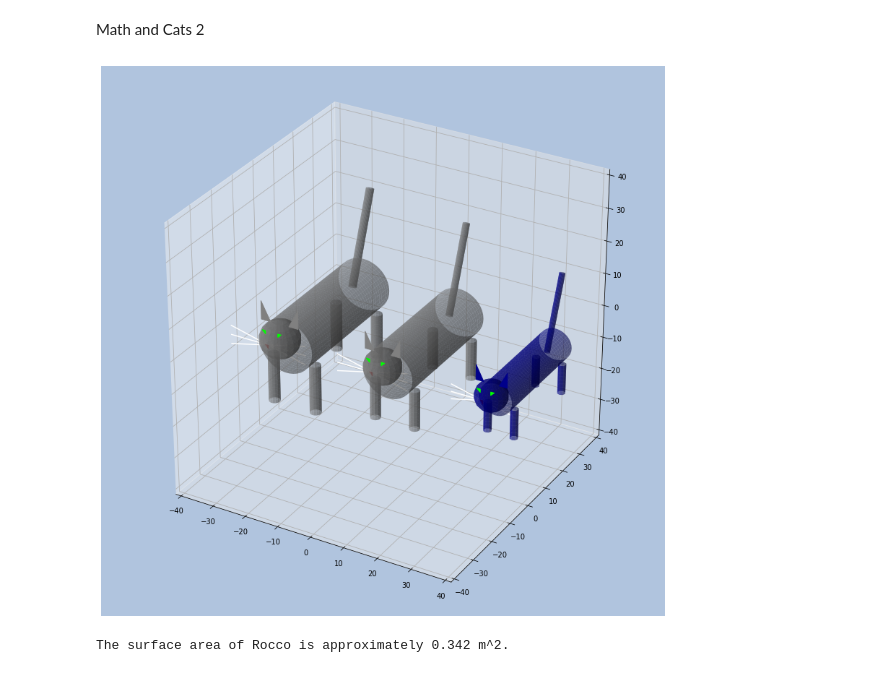
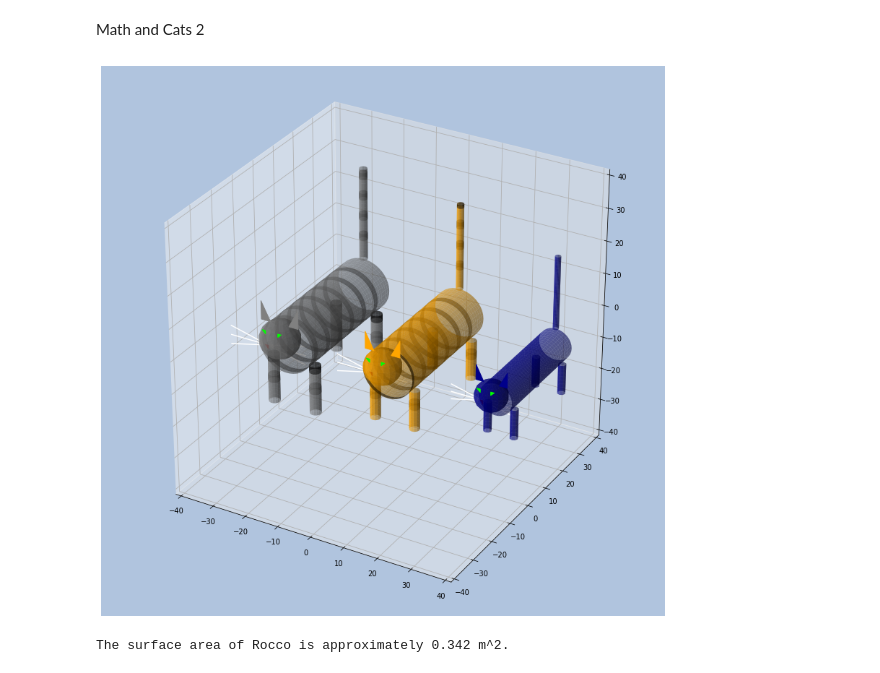
Before and after one commit to jonathanslau/jon_jupyter_projects, a Jupyter notebook: Math_and_Cats_2.ipynb, the cells around one changed output. Cells and saved outputs as stored; diff of their text form; code cells hidden in the pictures.

Commit message:
Tabby mvp

```diff
--- a/Math_and_Cats_2.ipynb
+++ b/Math_and_Cats_2.ipynb
@@ -25,7 +25,7 @@ ax.set_zlim(-40, 40)
 ax.set_facecolor('lightsteelblue')
 
 # function for generating cylinder coordinates
-def generate_cylinder(center_x, center_y, offset_z, rotate_x, radius, height_z, colour, alpha):
+def generate_cylinder(center_x, center_y, offset_z, rotate_x, radius, height_z, colour, is_tabby, alpha):
     # generate z array for height/length of cylinder
     z = np.linspace(-height_z/2, height_z/2, height_z)
     # generate array for circumference of cylinder
@@ -39,7 +39,16 @@ def generate_cylinder(center_x, center_y, offset_z, rotate_x, radius, height_z,
       Xc, Yc, Zc = rotate_cylinder_x(Xc, Yc, Zc, rotate_x)
     # offset z
     Zc = Zc + offset_z
+    # render cylinder
     ax.plot_surface(Xc, Yc, Zc, alpha=alpha, color=colour)
+    # if a tabby coat is desired, build tabby pattern as black rings
+    if is_tabby == True:
+      n = 0
+      for i in range(len(Zc)):
+        if n == 6:
+          ax.plot_surface(Xc[i:i+3:], Yc[i:i+3:], Zc[i:i+3:], alpha=0.5, color='black')
+          n = 0
+        n+=1
     return
 
 # function for rotating cylinder on x axis
@@ -64,7 +73,8 @@ def generate_sphere(center_x, center_y, offset_z, radius, alpha, colour):
 # set up a cat object
 # l = length, c = circumference, r = radius
 class cat:
-  def __init__(self, coat_colour, eye_colour, head_c, torso_l, torso_c, limb_l, limb_c, tail_l, tail_c):
+  def __init__(self, is_tabby, coat_colour, eye_colour, head_c, torso_l, torso_c, limb_l, limb_c, tail_l, tail_c):
+    self.is_tabby = is_tabby
     self.coat_colour = coat_colour
     self.eye_colour = eye_colour
     self.head_c = head_c
@@ -103,13 +113,13 @@ class cat:
     # calculate 2π once
     pi2 = (2*np.pi)
     # start with cat torso
-    generate_cylinder(center_x, 0, 0, 90, self.torso_r, self.torso_l, self.coat_colour, 0.6)
+    generate_cylinder(center_x, 0, 0, 90, self.torso_r, self.torso_l, self.coat_colour, self.is_tabby, 0.6)
 
     # cat tail
     # calculate offsets and positions
     offset_z = self.tail_l/2 + self.torso_r
     center_y = self.torso_l/2
-    generate_cylinder(center_x, center_y, offset_z, -20, self.tail_r, self.tail_l, self.coat_colour, 0.6)
+    generate_cylinder(center_x, center_y, offset_z, 0, self.tail_r, self.tail_l, self.coat_colour, self.is_tabby, 0.6)
 
     # cat limbs
     # position of joints will be relative to size of torso
@@ -125,7 +135,7 @@ class cat:
     for limb in cat_limb_pos:
       # transfer the list in each dictionary entry to a list variable
       temp = cat_limb_pos[limb]
-      generate_cylinder(temp[0] + center_x, temp[1], offset_z, 0, self.limb_r, self.limb_l, self.coat_colour, 0.6)
+      generate_cylinder(temp[0] + center_x, temp[1], offset_z, 0, self.limb_r, self.limb_l, self.coat_colour, self.is_tabby, 0.6)
 
     # cat head
     # calculate z offset
@@ -159,37 +169,37 @@ class cat:
       ((offset_eye_x + center_x,eye_y,eye_z),(offset_eye_x + 1 + center_x,eye_y,eye_z),(offset_eye_x + center_x,eye_y,eye_z-1)),
       ((-offset_eye_x + center_x,eye_y,eye_z),(-offset_eye_x - 1 + center_x,eye_y,eye_z),(-offset_eye_x + center_x,eye_y,eye_z-1)),
       ]
     ax.add_collection(Poly3DCollection(eyes, alpha=1.0, color='lime'))
 
     # whiskers
     # reuse coordinates from features above
 
     ax.plot([center_x,center_x + self.head_r*2],[nose_y,nose_y],[nose_z,nose_z], alpha=1.0, color='w')
     ax.plot([center_x,center_x - self.head_r*2],[nose_y,nose_y],[nose_z,nose_z], alpha=1.0, color='w')
     ax.plot([center_x,center_x + self.head_r*2],[nose_y,nose_y],[nose_z,nose_z - self.head_r/2], alpha=1.0, color='w')
     ax.plot([center_x,center_x - self.head_r*2],[nose_y,nose_y],[nose_z,nose_z - self.head_r/2], alpha=1.0, color='w')
     ax.plot([center_x,center_x + self.head_r*2],[nose_y,nose_y],[nose_z,nose_z + self.head_r/2], alpha=1.0, color='w')
     ax.plot([center_x,center_x - self.head_r*2],[nose_y,nose_y],[nose_z,nose_z + self.head_r/2], alpha=1.0, color='w')
 
     # dynamically set size of plot based on how many kitties are being drawn
 
     # iterate kitty count
     kitty_count[0]+=1
     return
 
 # coat_colour, eye colour, head_c, torso_l, torso_c, limb_l, limb_c, tail_l, tail_c
 # pass Rocco measurements and render onto graph
-rocco = cat('grey', 'green', 35, 40, 50, 15, 10, 28, 7).draw_kitty()
+rocco = cat(True, 'grey', 'green', 35, 40, 50, 15, 10, 28, 7).draw_kitty()
 
 # cat 2
-small_cat = cat('grey', 'green', 32, 38, 46, 12, 9, 26, 6).draw_kitty()
+average_cat = cat(True, 'orange', 'green', 32, 38, 46, 12, 9, 26, 6).draw_kitty()
 
 # cat 3
-average_cat = cat('darkblue', 'blue', 28, 33, 30, 9, 7, 22, 5).draw_kitty()
+small_cat = cat(False, 'darkblue', 'blue', 28, 33, 30, 9, 7, 22, 5).draw_kitty()
 
 plt.show()
 # %% [output]
-[figure, old version]
+[figure, new version]
 # %%
 # given his measurements, how much surface area does he have?
 print('The surface area of Rocco is approximately ' + str(round((rocco.estimate_sa()/10000),3)) + ' m^2.')
```
Also changed, not shown: parts of 3 cells of this notebook.
